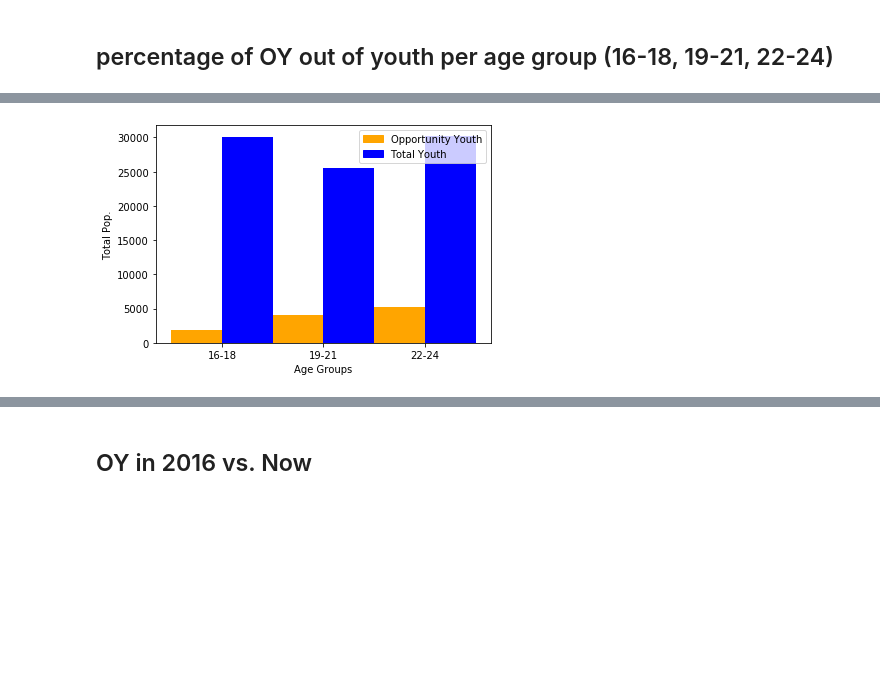
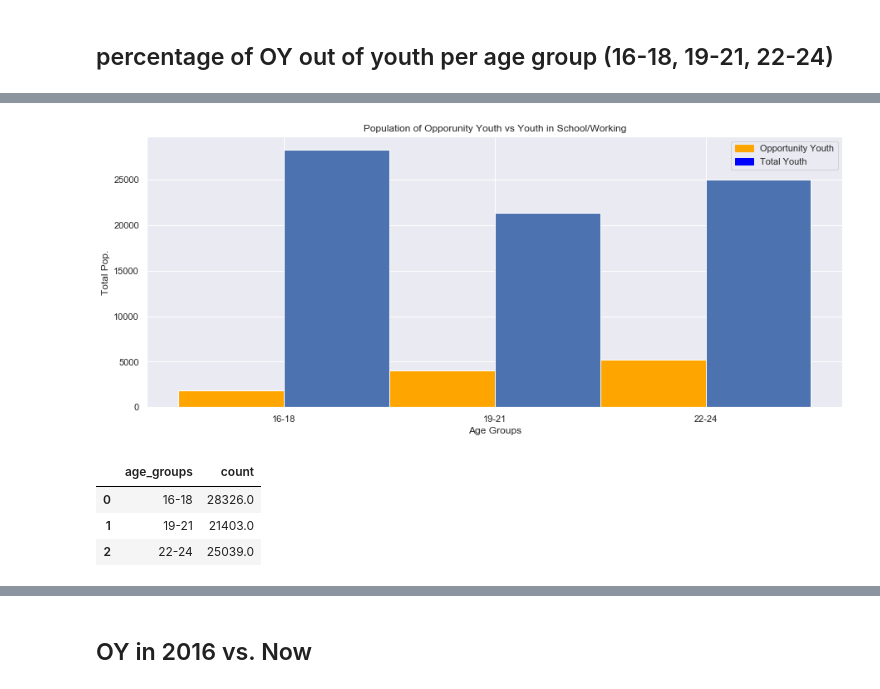
Before and after one commit to sam-thurman/dsc-mod-1-project-seattle-ds, a Jupyter notebook: notebooks/exploratory/02_samt_exploratory.ipynb, the cells around one changed output, grey strips where cells are left out. Drawn from its saved outputs; the diff is of its cells as text; code cells hidden in the pictures; blank space fills up the shorter version.

```diff
--- a/notebooks/exploratory/02_samt_exploratory.ipynb
+++ b/notebooks/exploratory/02_samt_exploratory.ipynb
@@ -306,21 +300,35 @@ import matplotlib.patches as mpatches
 # %%
 # age_list = list(range(len(age_groups)))
 age_list =[1,2,3]
-fig, ax = plt.subplots()
+fig, ax = plt.subplots(figsize=(15,6))
 x = [1,2,3]
 x_minus = [0.75, 1.75, 2.75]
 x_plus = [1.25, 2.25, 3.25]
 age_groups = ['16-18', '19-21', '22-24']
 plt.bar(x_minus, oy_by_age_group, width=0.5, color='orange')
-plt.bar(x_plus, total_youth_by_age_group, width=0.5, color='b')
+plt.bar(x_plus, np.subtract(total_youth_by_age_group,oy_by_age_group), width=0.5, color='b')
 # plt.legend((line1, line2, line3), ('label1', 'label2', 'label3'))
 ax.set_xticks(x)
 ax.set_xticklabels(age_groups)
 ax.set_xlabel('Age Groups')
 ax.set_ylabel('Total Pop.')
+ax.set_title('Population of Opporunity Youth vs Youth in School/Working')
 orange_patch = mpatches.Patch(color='orange', label='Opportunity Youth')
 blue_patch = mpatches.Patch(color='blue', label='Total Youth')
 plt.legend(handles=[orange_patch, blue_patch])
 plt.show()
 # %% [output]
-[figure, old version]
+[figure, new version]
+# %%
+# oy_df_by_age_group = pd.DataFrame(oy_by_age_group, age_groups).reset_index()
+# oy_df_by_age_group.columns = ['age_groups', 'count']
+# print(oy_df_by_age_group)
+
+total_youth_by_age_group_df = pd.DataFrame(np.subtract(total_youth_by_age_group,oy_by_age_group), age_groups).reset_index()
+total_youth_by_age_group_df.columns = ['age_groups', 'count']
+total_youth_by_age_group_df
+# %% [output]
+|  | age_groups | count |
+| 0 | 16-18 | 28326.0 |
+| 1 | 19-21 | 21403.0 |
+| 2 | 22-24 | 25039.0 |
```
Also changed, not shown: parts of 16 cells of this notebook.
